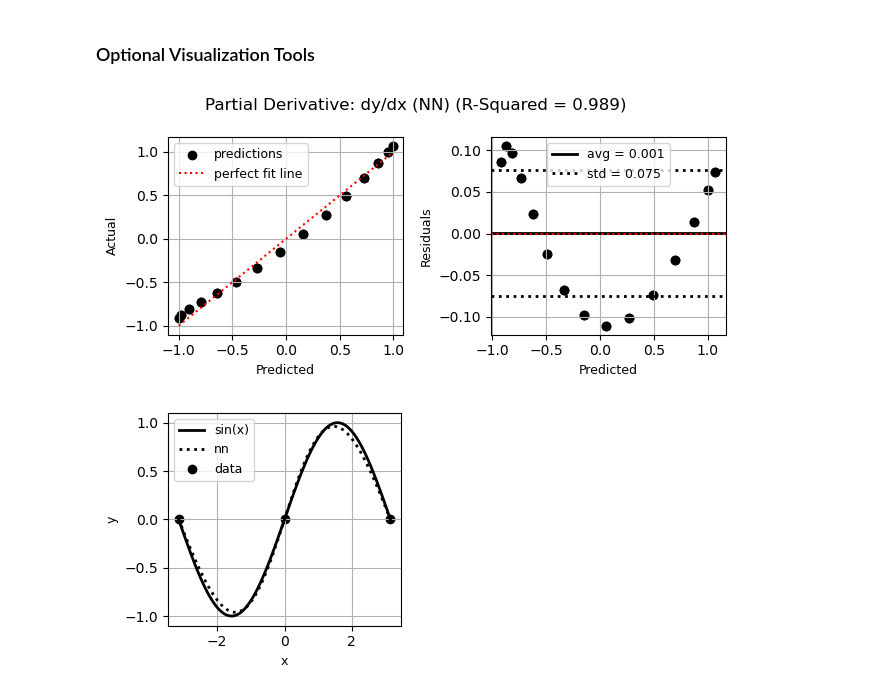
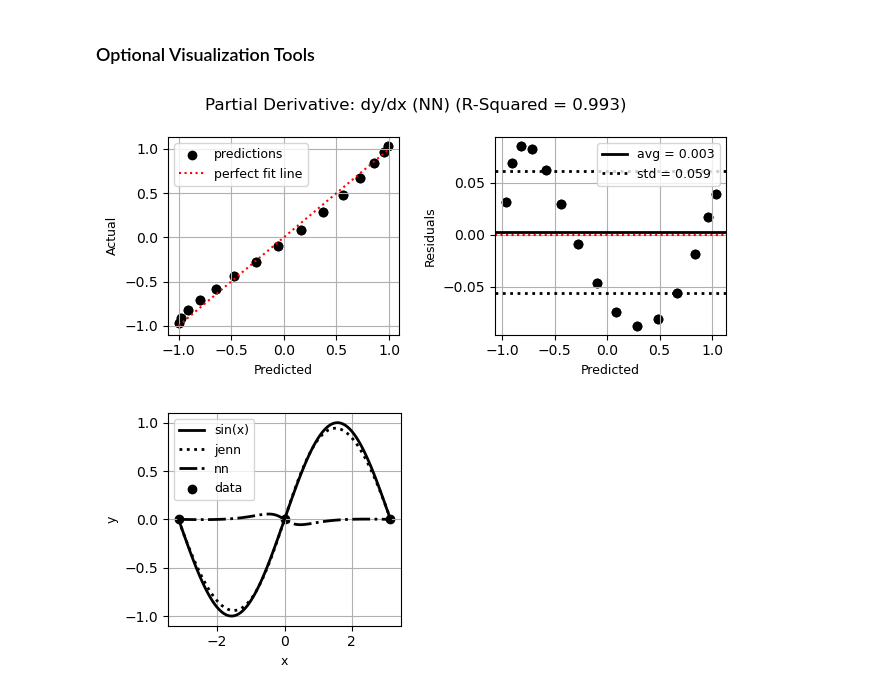
Before and after one commit to shb84/JENN, a Jupyter notebook: docs/examples/quickstart.ipynb, the cells around one changed output. Drawn from its saved outputs; the diff is of its cells as text; code cells hidden in the pictures.

```diff
--- a/docs/examples/quickstart.ipynb
+++ b/docs/examples/quickstart.ipynb
@@ -28,28 +28,35 @@ x_test = np.linspace(lb, ub, m_test).reshape((1, -1))
 y_test = f(x_test)
 dydx_test = f_prime(x_test)
 
-# Fit model
-nn = jenn.model.NeuralNet(
-    layer_sizes=[x_train.shape[0], 12, y_train.shape[0]],  # note: user defines hidden layer architecture
+# Fit jacobian-enhanced neural net
+genn = jenn.model.NeuralNet(
+    layer_sizes=[x_train.shape[0], 3, 3, y_train.shape[0]],  # note: user defines hidden layer architecture
     ).fit(
         x_train, y_train, dydx_train  # see docstr for full list of hyperparameters
     )
 
+# Fit regular neural net
+nn = jenn.model.NeuralNet(
+    layer_sizes=[x_train.shape[0], 3, 3, y_train.shape[0]]  # note: user defines hidden layer architecture
+    ).fit(
+        x_train, y_train  # see docstr for full list of hyperparameters
+    )
+
 # Predict response only
-y_pred = nn.predict(x_test)
+y_pred = genn.predict(x_test)
 
 # Predict partials only
-dydx_pred = nn.predict_partials(x_train)
+dydx_pred = genn.predict_partials(x_train)
 
 # Predict response and partials in one step
-y_pred, dydx_pred = nn.evaluate(x_test)
+y_pred, dydx_pred = genn.evaluate(x_test)
 
 # Check how well modell generalizes
-assert jenn.utils.metrics.r_square(y_pred, y_test) > 0.98, (y_pred - y_test)
-assert jenn.utils.metrics.r_square(dydx_pred, dydx_test) > 0.98
+assert jenn.utils.metrics.r_square(y_pred, y_test) > 0.95, (y_pred - y_test)
+assert jenn.utils.metrics.r_square(dydx_pred, dydx_test) > 0.95
 
 # Save model for later re-use
-nn.save('parameters.json')
+genn.save('parameters.json')
 # %% [markdown]
 Reload saved model:
 # %%
@@ -64,25 +71,25 @@ y_reloaded, dydx_reloaded = new_model.evaluate(x_test)
 # %%
 # Example: show goodness of fit of the partials
 jenn.utils.plot.goodness_of_fit(
     y_true=dydx_test[0],
-    y_pred=nn.predict_partials(x_test)[0],
+    y_pred=genn.predict_partials(x_test)[0],
     title="Partial Derivative: dy/dx (NN)",
 )
 # %% [output]
-[figure, old version]
+[figure, new version]
 # %%
 # Example: visualize local sensitivities
 jenn.utils.plot.sensitivity_profiles(
-    f=[f, nn.predict],
+    f=[f, genn.predict, nn.predict],
     x_min=x_train.min(),
     x_max=x_train.max(),
     x_true=x_train,
     y_true=y_train,
     resolution=100,
-    legend=['sin(x)', 'nn'],
+    legend=['sin(x)', 'jenn', 'nn'],
     xlabels=['x'],
     ylabels=['y'],
     show_cursor=False
 )
 # %% [output]
-[figure, old version]
+[figure, new version]
```
Also changed, not shown: 5 other files.
